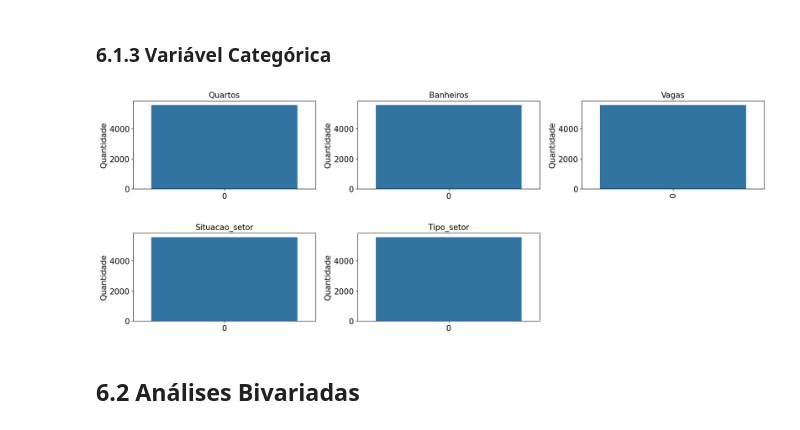
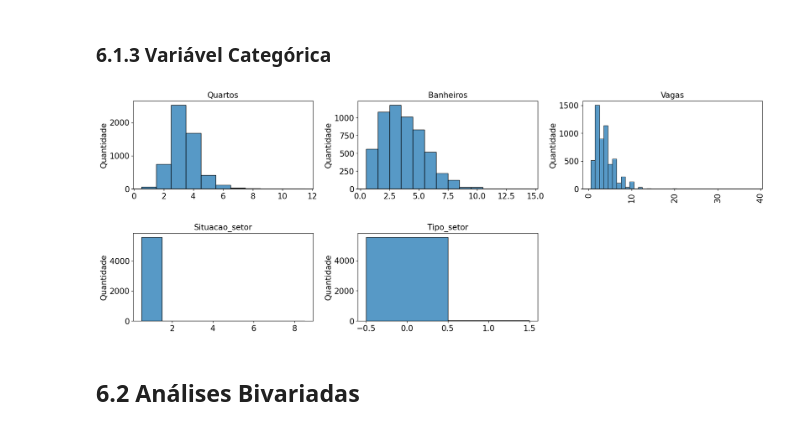
Before and after one commit to hugoferraz5/Alura_Creditas2, a Jupyter notebook: Creditas_alura1.ipynb, the cells around one changed output. Drawn from its saved outputs; the diff is of its cells as text; code cells hidden in the pictures.

```diff
--- a/Creditas_alura1.ipynb
+++ b/Creditas_alura1.ipynb
@@ -1231,40 +1231,40 @@ plt.figure(figsize=(18, 10))
 
 # Quartos
 plt.subplot(3,3,1)
-ax1 = sns.countplot(df4["quartos"])
+ax1 = sns.histplot(df4["quartos"])
 data_load(ax1,'Quartos', '','Quantidade' )
 
 # Banheiros
 plt.subplot(3,3,2)
-ax2 = sns.countplot(df4["banheiros"])
+ax2 = sns.histplot(df4["banheiros"])
 data_load(ax2,'Banheiros', '','Quantidade' )
 
 # Vagas
 plt.subplot(3,3,3)
-ax3 = sns.countplot(df4["vagas"])
+ax3 = sns.histplot(df4["vagas"])
 data_load(ax3,'Vagas', '','Quantidade' )
 
 # Situacao_setor
 plt.subplot(3,3,4)
-ax4 = sns.countplot(df4["situacao_setor"])
+ax4 = sns.histplot(df4["situacao_setor"])
 data_load(ax4,'Situacao_setor', '','Quantidade' )
 
 # Tipo_setor
 plt.subplot(3,3,5)
-ax5 = sns.countplot(df4["tipo_setor"])
+ax5 = sns.histplot(df4["tipo_setor"])
 data_load(ax5,'Tipo_setor', '','Quantidade' )
 
 ax3.tick_params(axis='x', rotation=90)
 
 plt.tight_layout()
 
 plt.subplots_adjust(hspace=0.5)
 
 plt.rcParams.update({'font.size': 15})
 
 plt.show()
 # %% [output]
-[figure, old version]
+[figure, new version]
 # %% [markdown]
 ## 6.2 Análises Bivariadas
 # %% [markdown]
```
Also changed, not shown: parts of 2 cells of this notebook, 3 other files.
